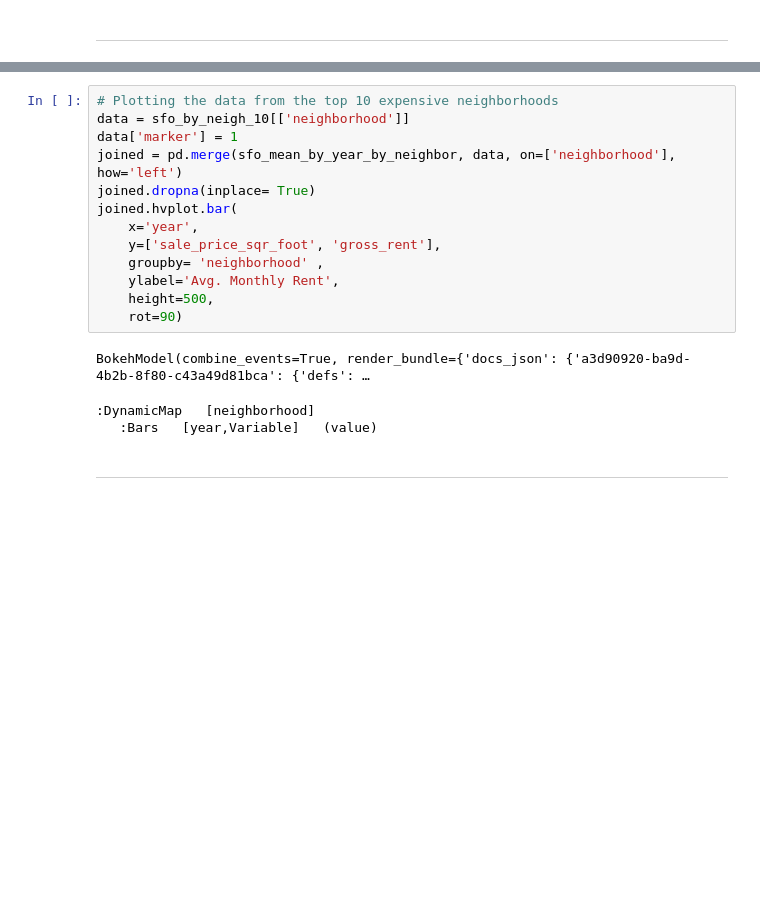
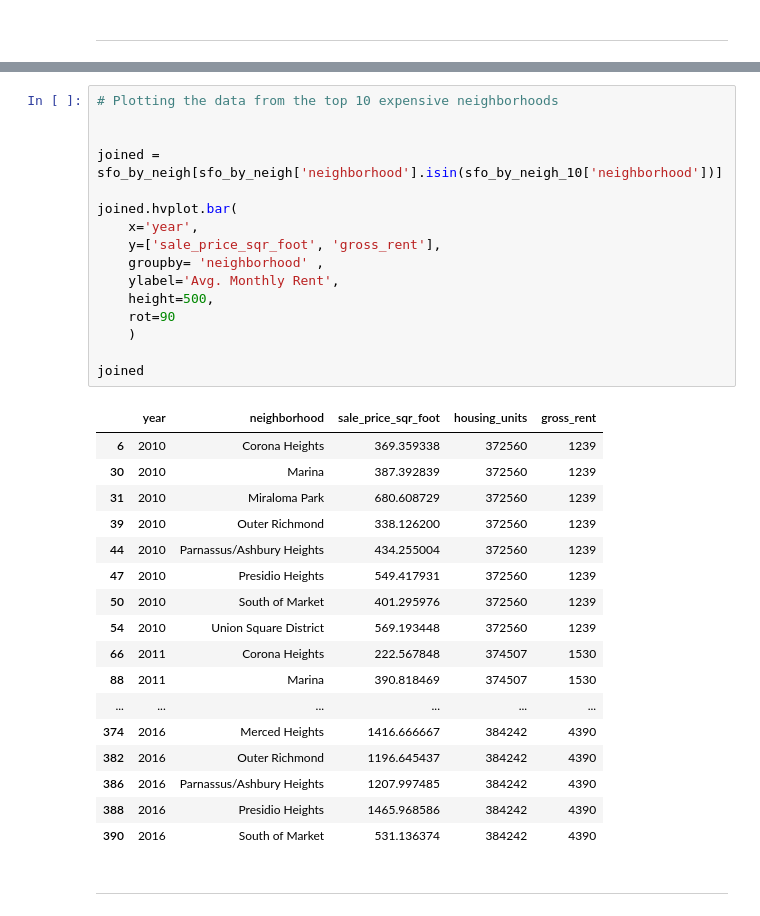
Before and after one commit to Boulaz2002/pyviz-homework, a Jupyter notebook: Starter_Code/rental_analysis.ipynb, the cells around one changed output, grey strips where cells are left out. Drawn from its saved outputs; the diff is of its cells as text; blank space fills up the shorter version.

```diff
--- a/Starter_Code/rental_analysis.ipynb
+++ b/Starter_Code/rental_analysis.ipynb
@@ -232,20 +252,37 @@ sfo_mean_by_year_by_neighbor.head(10)
 # %%
 # Plotting the data from the top 10 expensive neighborhoods
-data = sfo_by_neigh_10[['neighborhood']]
-data['marker'] = 1
-joined = pd.merge(sfo_mean_by_year_by_neighbor, data, on=['neighborhood'], how='left')
-joined.dropna(inplace= True)
+
+
+joined = sfo_by_neigh[sfo_by_neigh['neighborhood'].isin(sfo_by_neigh_10['neighborhood'])]
+
 joined.hvplot.bar(
     x='year',
     y=['sale_price_sqr_foot', 'gross_rent'],
     groupby= 'neighborhood' ,
     ylabel='Avg. Monthly Rent',
     height=500,
-    rot=90)
+    rot=90
+    )
+
+joined
 # %% [output]
-BokehModel(combine_events=True, render_bundle={'docs_json': {'a3d90920-ba9d-4b2b-8f80-c43a49d81bca': {'defs': …
-:DynamicMap   [neighborhood]
-   :Bars   [year,Variable]   (value)
+|  | year | neighborhood | sale_price_sqr_foot | housing_units | gross_rent |
+| 6 | 2010 | Corona Heights | 369.359338 | 372560 | 1239 |
+| 30 | 2010 | Marina | 387.392839 | 372560 | 1239 |
+| 31 | 2010 | Miraloma Park | 680.608729 | 372560 | 1239 |
+| 39 | 2010 | Outer Richmond | 338.126200 | 372560 | 1239 |
+| 44 | 2010 | Parnassus/Ashbury Heights | 434.255004 | 372560 | 1239 |
+| 47 | 2010 | Presidio Heights | 549.417931 | 372560 | 1239 |
+| 50 | 2010 | South of Market | 401.295976 | 372560 | 1239 |
+| 54 | 2010 | Union Square District | 569.193448 | 372560 | 1239 |
+| 66 | 2011 | Corona Heights | 222.567848 | 374507 | 1530 |
+| 88 | 2011 | Marina | 390.818469 | 374507 | 1530 |
+| ... | ... | ... | ... | ... | ... |
+| 374 | 2016 | Merced Heights | 1416.666667 | 384242 | 4390 |
+| 382 | 2016 | Outer Richmond | 1196.645437 | 384242 | 4390 |
+| 386 | 2016 | Parnassus/Ashbury Heights | 1207.997485 | 384242 | 4390 |
+| 388 | 2016 | Presidio Heights | 1465.968586 | 384242 | 4390 |
+| 390 | 2016 | South of Market | 531.136374 | 384242 | 4390 |
 # %% [markdown]
 - - -
 # %% [markdown]
```
Also changed, not shown: parts of 8 cells of this notebook, 2 other files.
